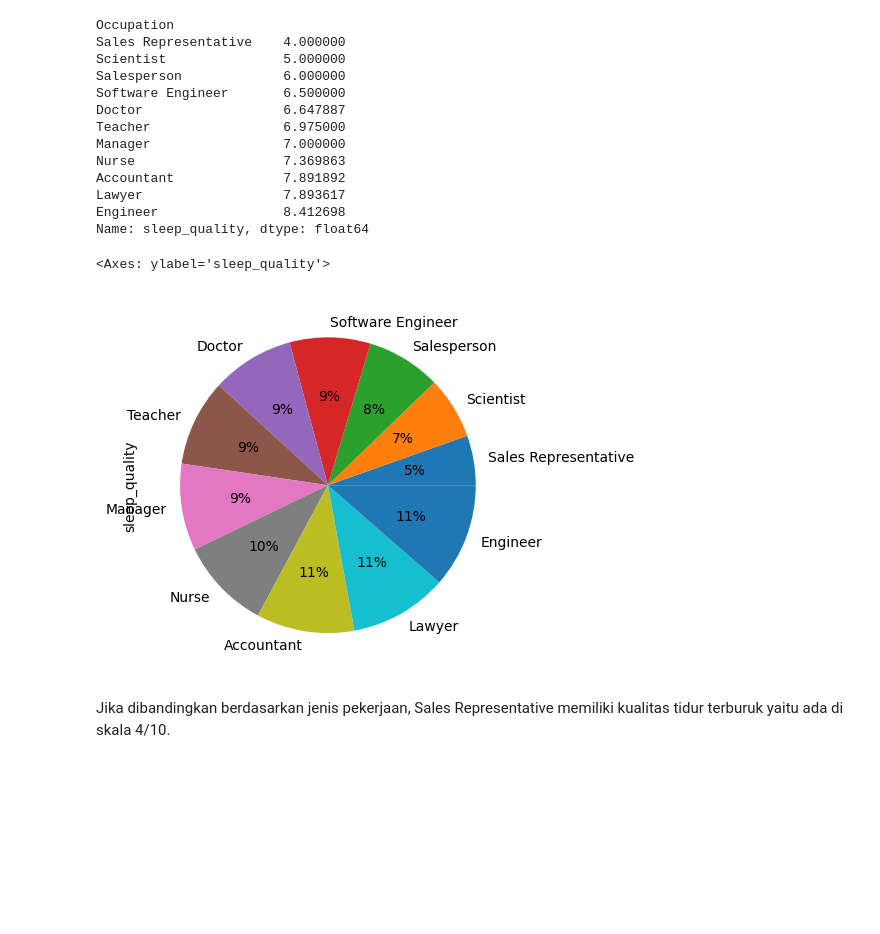
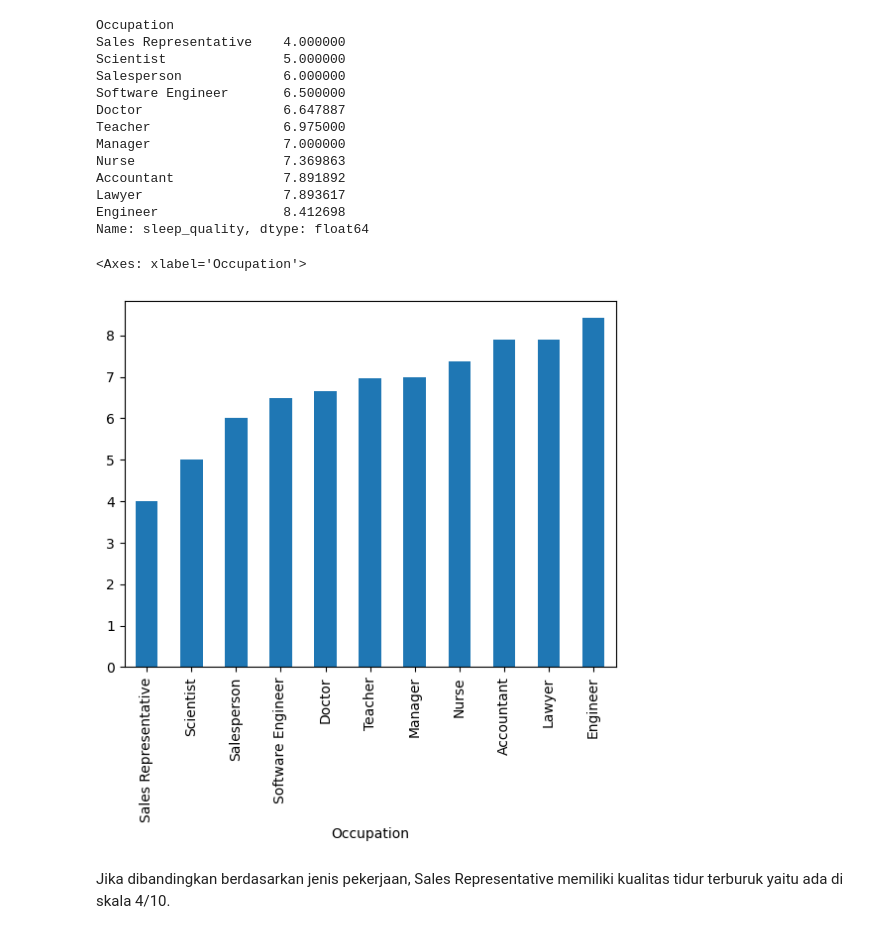
Before and after one commit to miayulia/Sleep-and-Health-Lifestyle-Analysis, a Jupyter notebook: sleep-and-health-lifestyle.ipynb, the cells around one changed output. Cells and saved outputs as stored; diff of their text form; code cells hidden in the pictures; blank space fills up the shorter version.

```diff
--- a/sleep-and-health-lifestyle.ipynb
+++ b/sleep-and-health-lifestyle.ipynb
@@ -186,3 +194,6 @@ Terdapat 11 jenis pekerjaan pada data ini. Sampel terbanyak yaitu bekerja sebaga
+# %%
+#rename BMI
+df['BMI'].replace({'Normal Weight':'Normal'}, inplace = True)
 # %%
 #melihat sampel berdasarkan BMI
 b = sns.barplot(x=df['BMI'].value_counts().index,
@@ -237,10 +248,10 @@ Engineer                8.412698
 Name: sleep_quality, dtype: float64
 # %%
 #menampilkan grafik rata-rata kualitas tidur berdasarkan pekerjaan
-df.groupby('Occupation')['sleep_quality'].mean().sort_values(ascending=True).plot(kind='pie', autopct='%.0f%%')
+df.groupby('Occupation')['sleep_quality'].mean().sort_values(ascending=True).plot(kind='bar')
 # %% [output]
-<Axes: ylabel='sleep_quality'>
+<Axes: xlabel='Occupation'>
-[figure, old version]
+[figure, new version]
 # %% [markdown]
 Jika dibandingkan berdasarkan jenis pekerjaan, Sales Representative memiliki kualitas tidur terburuk yaitu ada di skala 4/10.
 # %% [markdown]
```
Also changed, not shown: parts of 18 cells of this notebook.
